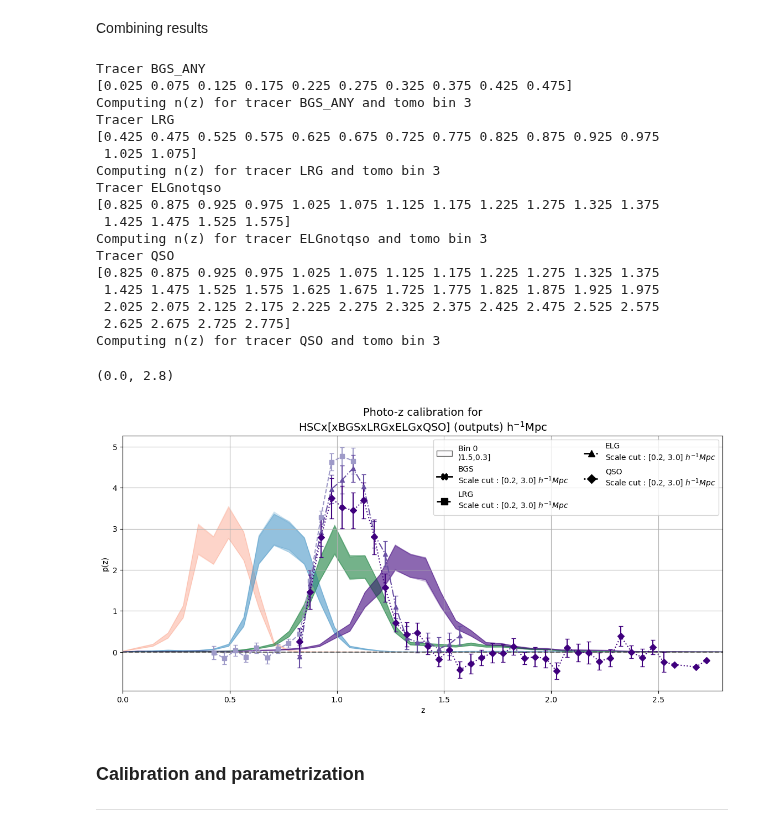
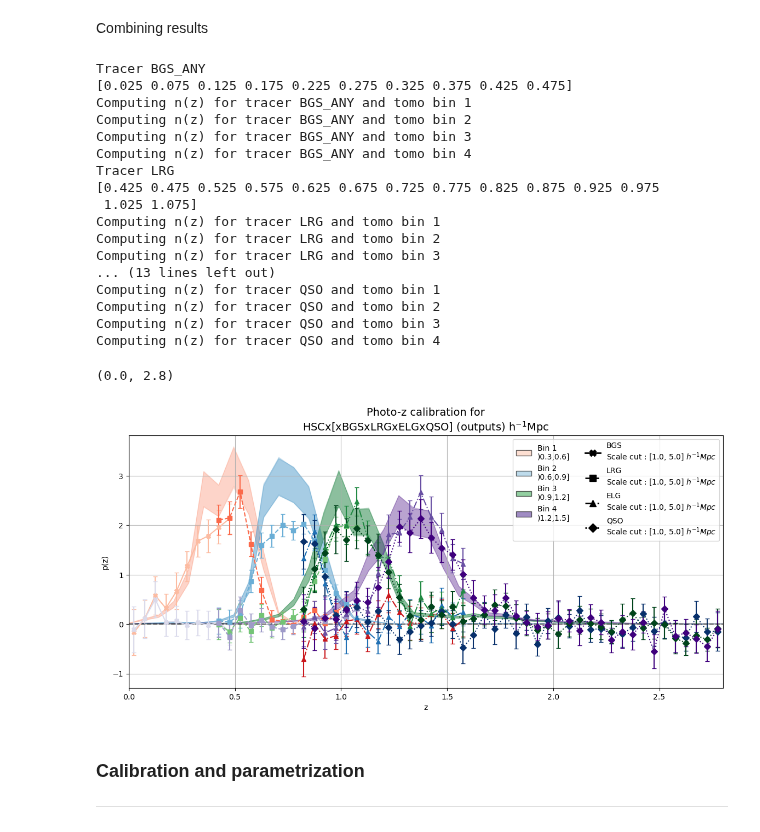
Before and after one commit to JeanCHDJdev/desi-y3-hsc, a Jupyter notebook: src/statistics/plot_results.ipynb, the cells around one changed output. Saved outputs shown, nothing was run; the diff lists cells and outputs as text; code cells hidden in the pictures.

```diff
--- a/src/statistics/plot_results.ipynb
+++ b/src/statistics/plot_results.ipynb
@@ -494,9 +494,9 @@ Combining results
 # %%
 path_dictionary = {
     'HSC' : ROOT / 'v1' / f'autos_NGC', # with no wpp correction, is unused
-    'DESI_NGC' : ROOT / 'v1' / f'autos_NGC',
-    'DESI_SGC' : ROOT / 'v1' / f'autos_SGC',
-    'DESIxHSC' : ROOT / 'v8_symexpr_40' / f'cross',
+    'DESI_NGC' : ROOT / 'v10' / f'autos_NGC',
+    'DESI_SGC' : ROOT / 'v10' / f'autos_SGC',
+    'DESIxHSC' : ROOT / 'v1' / f'cross',
 }
 for v in path_dictionary.values():
     if v is not None:
@@ -523,7 +523,10 @@ tomo_bin_dnnz = np.loadtxt('hsc_pz/data/tomographic_binning_dnnz.dat')
 
 fig, ax = plt.subplots(figsize=(14, 6))
 
-scale_cuts = [[.2, 3]] # in Mpc/h #[[0.2, 2.5], [0.2, 2.5], [0.2, 5], [0.5, 5]]
+# only looking at tomo 3
+tomo_interest = [1,2,3,4]
+
+scale_cuts = [[1, 5]] # in Mpc/h #[[0.2, 2.5], [0.2, 2.5], [0.2, 5], [0.5, 5]]
 if scale_cuts is not None and len(scale_cuts) == 1:
     scale_cuts = [scale_cuts[0] for _ in range(len(tracers))]
 
@@ -549,8 +552,6 @@ for n in range(len(tracers)):
     nz = []
     nz_err = []
 
-    # only looking at tomo 3
-    tomo_interest = [3]
     for tomo in tomo_interest:
         print(f"Computing n(z) for tracer {t} and tomo bin {tomo}")
         tomo_nz, tomo_nz_err = inference.full_npz_tomo(
@@ -590,7 +591,6 @@ for n in range(len(tracers)):
     for x, j in enumerate(tomo_interest):
         if j in ids_to_skip and t=='QSO':
             continue
-        #print(x, j)
         mask = ~np.isnan(nz[x])
         normalization = simpson(nz[x][mask], x=zval[mask])/area_ratio[x]
         if normalization > 0:
@@ -603,7 +603,7 @@ for n in range(len(tracers)):
                 linestyle=linestyles[n],
                 markersize=6,
                 alpha=1,
-                color=colormaps[j]((n+1)/4),
+                color=colormaps[j-1]((n+1)/4),
                 )
 
     title+= f'x{tracer_trad[tracers[n]]}'
@@ -616,10 +616,10 @@ legend_elements = []
 
 for bin_id in range(len(tomo_interest)):
     patch = Patch(
-        facecolor=colormaps[bin_id-1](bin_id/len(bins_hsc)),
+        facecolor=colormaps[bin_id]((bin_id+1)/len(bins_hsc)),
         alpha=0.6,
         edgecolor='black',
-        label=f'Bin {bin_id}\n){bins_hsc[bin_id-1]:.1f},{bins_hsc[bin_id]:.1f}]',
+        label=f'Bin {bin_id+1}\n){bins_hsc[bin_id]:.1f},{bins_hsc[bin_id+1]:.1f}]',
     )
     legend_elements.append(patch)
 
@@ -631,43 +631,43 @@ for i, (marker, linestyle, tracer) in enumerate(zip(markers, linestyles, tracers
         marker=marker,
         linestyle=linestyle,
         markersize=8,
         label=tracer_trad[tracer] + f'\nScale cut : [{scale_cuts[i][0]:.1f}, {scale_cuts[i][1]:.1f}] ' + r'$h^{-1}Mpc$',
         linewidth=2
     )
     legend_elements.append(element)
 
 ax.legend(
     handles=legend_elements,
     loc='upper right',
     ncol=2,
     fontsize=10,
 )
 
 ax.axhline(0, color='black', linestyle='--', alpha=0.5)
 ax.grid()
 ax.set_title(title, fontsize=14)
 ax.set_xlim(0, 2.8)
 #ax.set_ylim(-2, 5)
 # %% [output]
 Tracer BGS_ANY
 [0.025 0.075 0.125 0.175 0.225 0.275 0.325 0.375 0.425 0.475]
+Computing n(z) for tracer BGS_ANY and tomo bin 1
+Computing n(z) for tracer BGS_ANY and tomo bin 2
 Computing n(z) for tracer BGS_ANY and tomo bin 3
+Computing n(z) for tracer BGS_ANY and tomo bin 4
 Tracer LRG
 [0.425 0.475 0.525 0.575 0.625 0.675 0.725 0.775 0.825 0.875 0.925 0.975
  1.025 1.075]
+Computing n(z) for tracer LRG and tomo bin 1
+Computing n(z) for tracer LRG and tomo bin 2
 Computing n(z) for tracer LRG and tomo bin 3
-Tracer ELGnotqso
-[0.825 0.875 0.925 0.975 1.025 1.075 1.125 1.175 1.225 1.275 1.325 1.375
- 1.425 1.475 1.525 1.575]
-Computing n(z) for tracer ELGnotqso and tomo bin 3
-Tracer QSO
-[0.825 0.875 0.925 0.975 1.025 1.075 1.125 1.175 1.225 1.275 1.325 1.375
- 1.425 1.475 1.525 1.575 1.625 1.675 1.725 1.775 1.825 1.875 1.925 1.975
- 2.025 2.075 2.125 2.175 2.225 2.275 2.325 2.375 2.425 2.475 2.525 2.575
- 2.625 2.675 2.725 2.775]
+... (13 lines left out)
+Computing n(z) for tracer QSO and tomo bin 1
+Computing n(z) for tracer QSO and tomo bin 2
 Computing n(z) for tracer QSO and tomo bin 3
+Computing n(z) for tracer QSO and tomo bin 4
 (0.0, 2.8)
-[figure, old version]
+[figure, new version]
 # %% [markdown]
 ### Calibration and parametrization
 -----------------------------------
```
Also changed, not shown: 7 other files.
